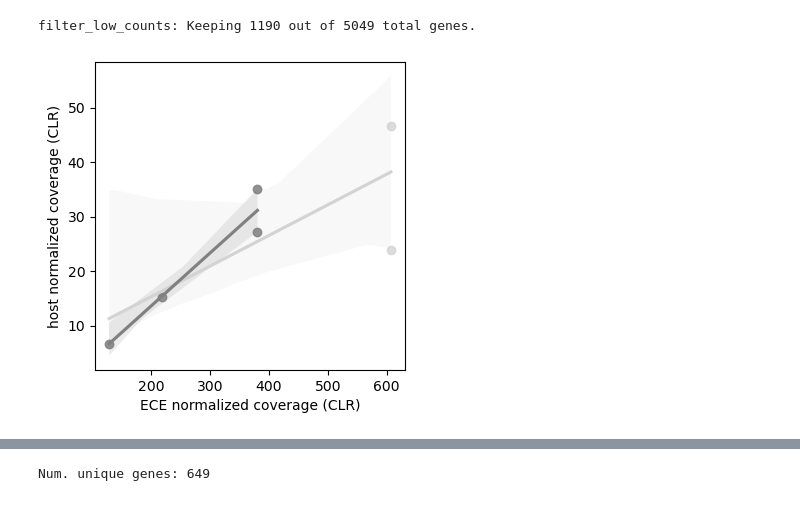
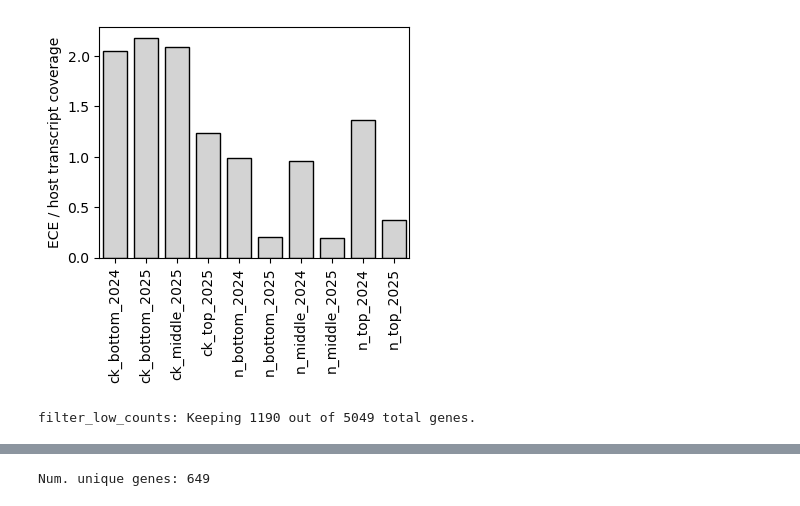
Before and after one commit to pipparichter/banfield, a Jupyter notebook: notebooks/sandbox-5.ipynb, the cells around one changed output, grey strips where cells are left out. Cells and saved outputs as stored; diff of their text form; code cells hidden in the pictures.

```diff
--- a/notebooks/sandbox-5.ipynb
+++ b/notebooks/sandbox-5.ipynb
@@ -44,2 +78,20 @@ def filter_low_counts(metat_df, min_count:int=5, min_samples:int=3):
+# %%
+fig, ax = plt.subplots(figsize=(4, 3))
+
+figure_df = list()
+for sample_name, df in metat_summary_df[metat_summary_df.target_name.isin([ece_id, 'methanoperedens_2'])].groupby('sample_name'):
+    ratio = df[df.target_name == ece_id].assigned_coverage.iloc[0] / df[df.target_name == 'methanoperedens_2'].assigned_coverage.iloc[0]
+    figure_df.append({'sample_name':sample_name, 'ratio':ratio})
+figure_df = pd.DataFrame(figure_df)
+
+sns.barplot(figure_df, x='sample_name', y='ratio', color='lightgray', edgecolor='black')
+ax.set_xticks(ax.get_xticks(), labels=ax.get_xticklabels(), rotation=90)
+ax.set_xlabel('')
+ax.set_ylabel('ECE / host transcript coverage')
+plt.show()
+# Want to compare the transcriptional activity of the host genome to the ECE.
+# Because we are doing intra-sample comparison, we are controlling for read depth.
+# %% [output]
+[figure, added]
 # %%
 metat_df = metat_load()
@@ -48,35 +100,3 @@ metat_df['id'] = [f'{target_name}_{gene_id}' for target_name, gene_id in zip(met
 metat_df = filter_low_counts(metat_df)
 # %% [output]
 filter_low_counts: Keeping 1190 out of 5049 total genes.
-# %%
-# SR-VP_05_06_2024_N_top_Candidatus_Methanoperedens_Black-host_type_44_27 coverage is 27.22
-# SR-VP_05_06_2024_ck_bottom_Methanoperedens_44_24 is 23.86
-
-# Both of the confirmed hosts have taxonomy 'Black_host_Methanoperedens_contigs_Illumina_by_Np_final, Euryarchaeota, Archaea'
-host_taxonomy = 'Black_host_Methanoperedens_contigs_Illumina_by_Np_final, Euryarchaeota, Archaea'
-
-organism_info_df = pd.read_csv('sandbox-3_figure-1.csv')
-organism_info_df = organism_info_df[(organism_info_df.taxonomy == host_taxonomy)| (organism_info_df.domain == ece_id)].copy()
-organism_info_df['host'] = organism_info_df.taxonomy == host_taxonomy
-organism_info_df = organism_info_df[~organism_info_df.metagenome_id.str.startswith('s')].copy() # Exclude environmental samples.
-
-figure_df = list()
-for sample_name, df in organism_info_df.groupby('metagenome_id'):
-    ece_coverage = df[~df.host].coverage.values[0]
-    # ece_coverage = df[~df.host].normalized_coverage.values[0]
-    for row in df[df.host].itertuples():
-        # figure_df.append({'sample_name':'sample_name', 'ECE':ece_coverage, 'host':row.normalized_coverage})
-        figure_df.append({'sample_name':sample_name, 'ECE':ece_coverage, 'host':row.coverage})
-figure_df = pd.DataFrame(figure_df)
-
-fig, ax = plt.subplots(figsize=(4, 4))
-sns.regplot(figure_df, x='ECE', y='host', color='lightgray', ax=ax)
-sns.regplot(figure_df[figure_df.sample_name.str.contains('n_')], x='ECE', y='host', color='gray', ax=ax)
-
-ax.set_ylabel('host normalized coverage (CLR)')
-ax.set_xlabel('ECE normalized coverage (CLR)')
-plt.show()
-
-# Don't *really* trust the read depth stuff from the direct vernal pool samples, just because read depth is generally very low.
-# %% [output]
-[figure, removed]
```
Also changed, not shown: parts of 12 cells of this notebook, 7 other files.
